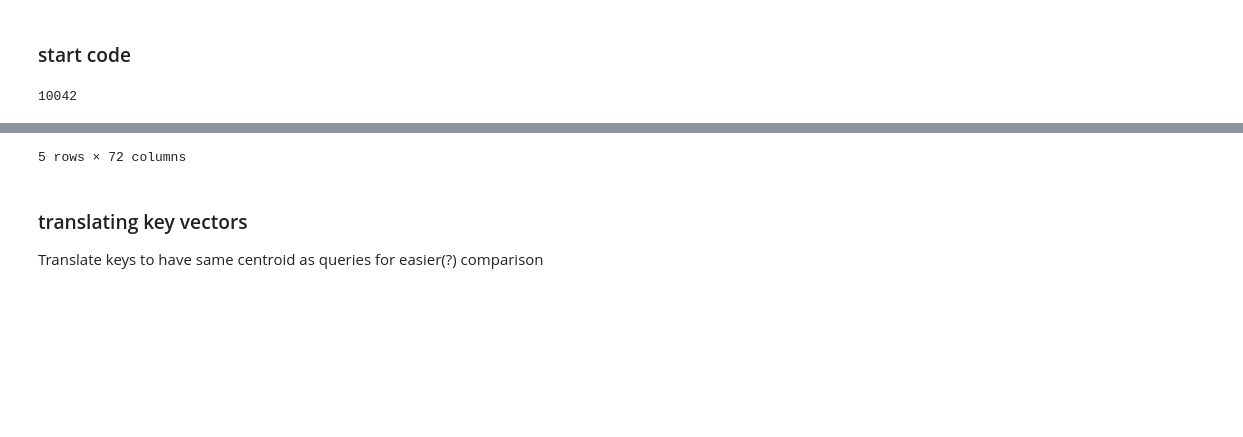
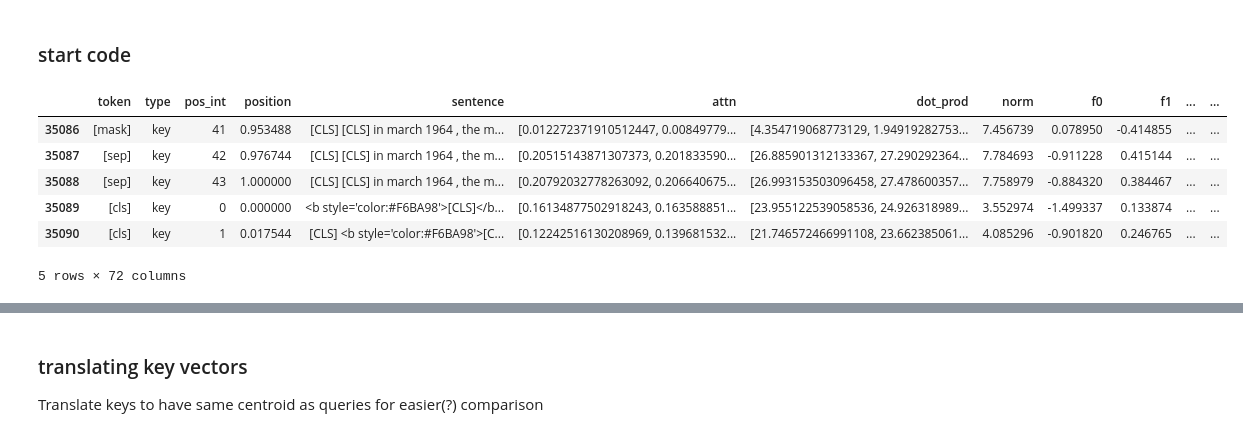
Before and after one commit to catherinesyeh/attention-exploration, a Jupyter notebook: attention.ipynb, the cells around one changed output, grey strips where cells are left out. Cells and saved outputs as stored; diff of their text form; code cells hidden in the pictures; blank space fills up the shorter version.

```diff
--- a/attention.ipynb
+++ b/attention.ipynb
@@ -215,7 +274,7 @@ attn_dict = {'left_text': [],
              'attn': [[[''.join(random.choices(string.ascii_letters, k=5))] for i in range(num_heads)] for j in range(num_layers)],
              'dot_prod': [[[''.join(random.choices(string.ascii_letters, k=5))] for i in range(num_heads)] for j in range(num_layers)]}
 
-for s in sentences:
+for s in new_sentences:
     # call method from bertviz to get attention info
     s_dict = neuron_view.get_attention(model, model_type, tokenizer, s, include_queries_and_keys=True)['all']
 
@@ -410,0 +506,15 @@ print(len(attn_dict))
+# %%
+from flair.data import Sentence
+from flair.embeddings import BertEmbeddings
+bert_embedding = BertEmbeddings()
+
+embeddings = []
+
+for sent in sentences:
+    s = Sentence(sent)
+    bert_embedding.embed(s)
+    for token in s:
+       embeddings.append(token.embedding)
+    # break
+
+print(len(embeddings))
@@ -410,0 +530,22 @@ print(len(attn_dict))
+# %%
+# adapted from bertviz: github.com/jessevig/bertviz
+model_version = 'bert-base-uncased'
+model = BertModel.from_pretrained(model_version, output_hidden_states=True)
+tokenizer = BertTokenizer.from_pretrained(model_version)
+
+all_embeddings = [[] for i in range(12)]
+
+for sent in sentences:
+    inputs = tokenizer.encode_plus(sent, return_tensors='pt')
+    input_ids = inputs['input_ids']
+    token_type_ids = inputs['token_type_ids']
+    output = model(input_ids, token_type_ids=token_type_ids)
+
+    hidden_states = output[2][:-1]
+    num_tokens = len(hidden_states[0][0])
+
+    for layer in range(12):
+        for token in range(num_tokens):
+            all_embeddings[layer].append(hidden_states[layer][0][token])
+
+    # break
@@ -562,7 +741,7 @@ pio.renderers.default = "iframe"
 # %%
 import pickle
 # load attn_dict back
-attn_dict = pickle.load( open( "attn_dict.p", "rb" ) )
+attn_dict = pickle.load( open( "attn_dict_new.p", "rb" ) )
 # %%
 # produce corresponding key matrix from query matrix (e.g., for attention)
 def k_matrix(q_matrix):
@@ -639,33 +818,39 @@ def make_df(layer, head):
     # extract q/k vectors
     queries = attn_dict['queries']
     keys = attn_dict['keys']
     vec_size = len(queries[layer][head][0])
 
     # norms
     norms_q = []
     norms_k = []
     for i in range(len(queries[layer][head])):
         q = queries[layer][head][i]
         k = queries[layer][head][i]
         norms_q.append(np.linalg.norm(q))
         norms_k.append(np.linalg.norm(k))
     df["norm"] = norms_q + norms_k
 
     for i in range(vec_size): # store q/k vector values
         qs = [queries[layer][head][j][i] for j in range(num_tokens)]
         ks = [keys[layer][head][j][i] for j in range(num_tokens)]
         df["f" + str(i)] = qs + ks # add to dataframe
 
     # comment out line below if want all 60k data points
     df = pd.concat([df.iloc[:5021], df.iloc[30070:30070+5021]]) # only get first X keys + queries
-    print(len(df))
+    # print(len(df))
     # df_lab = df.iloc[:, :8].copy() # get label cols only
     # df_lab.to_csv('layer' + str(layer) + '/labels' + str(head) + '.tsv', sep="\t", index=False) # save labels to file
 
     return df
 
 # testing
-df = make_df(2, 9)
+df = make_df(3, 3)
 df.tail()
 # %% [output]
+|  | token | type | pos_int | position | sentence | attn | dot_prod | norm | f0 | f1 | ... | ... |
+| 35086 | [mask] | key | 41 | 0.953488 | [CLS] [CLS] in march 1964 , the m... | [0.012272371910512447, 0.00849779... | [4.354719068773129, 1.94919282753... | 7.456739 | 0.078950 | -0.414855 | ... | ... |
+| 35087 | [sep] | key | 42 | 0.976744 | [CLS] [CLS] in march 1964 , the m... | [0.20515143871307373, 0.201833590... | [26.885901312133367, 27.290292364... | 7.784693 | -0.911228 | 0.415144 | ... | ... |
+| 35088 | [sep] | key | 43 | 1.000000 | [CLS] [CLS] in march 1964 , the m... | [0.20792032778263092, 0.206640675... | [26.993153503096458, 27.478600357... | 7.758979 | -0.884320 | 0.384467 | ... | ... |
+| 35089 | [cls] | key | 0 | 0.000000 | <b style='color:#F6BA98'>[CLS]</b... | [0.16134877502918243, 0.163588851... | [23.955122539058536, 24.926318989... | 3.552974 | -1.499337 | 0.133874 | ... | ... |
+| 35090 | [cls] | key | 1 | 0.017544 | [CLS] <b style='color:#F6BA98'>[C... | [0.12242516130208969, 0.139681532... | [21.746572466991108, 23.662385061... | 4.085296 | -0.901820 | 0.246765 | ... | ... |
-10042
+5 rows × 72 columns
@@ -678,4 +857,3 @@ df.tail()
-5 rows × 72 columns
 # %% [markdown]
 ### translating key vectors
 Translate keys to have same centroid as queries for easier(?) comparison
```
Also changed, not shown: parts of 35 cells of this notebook.
